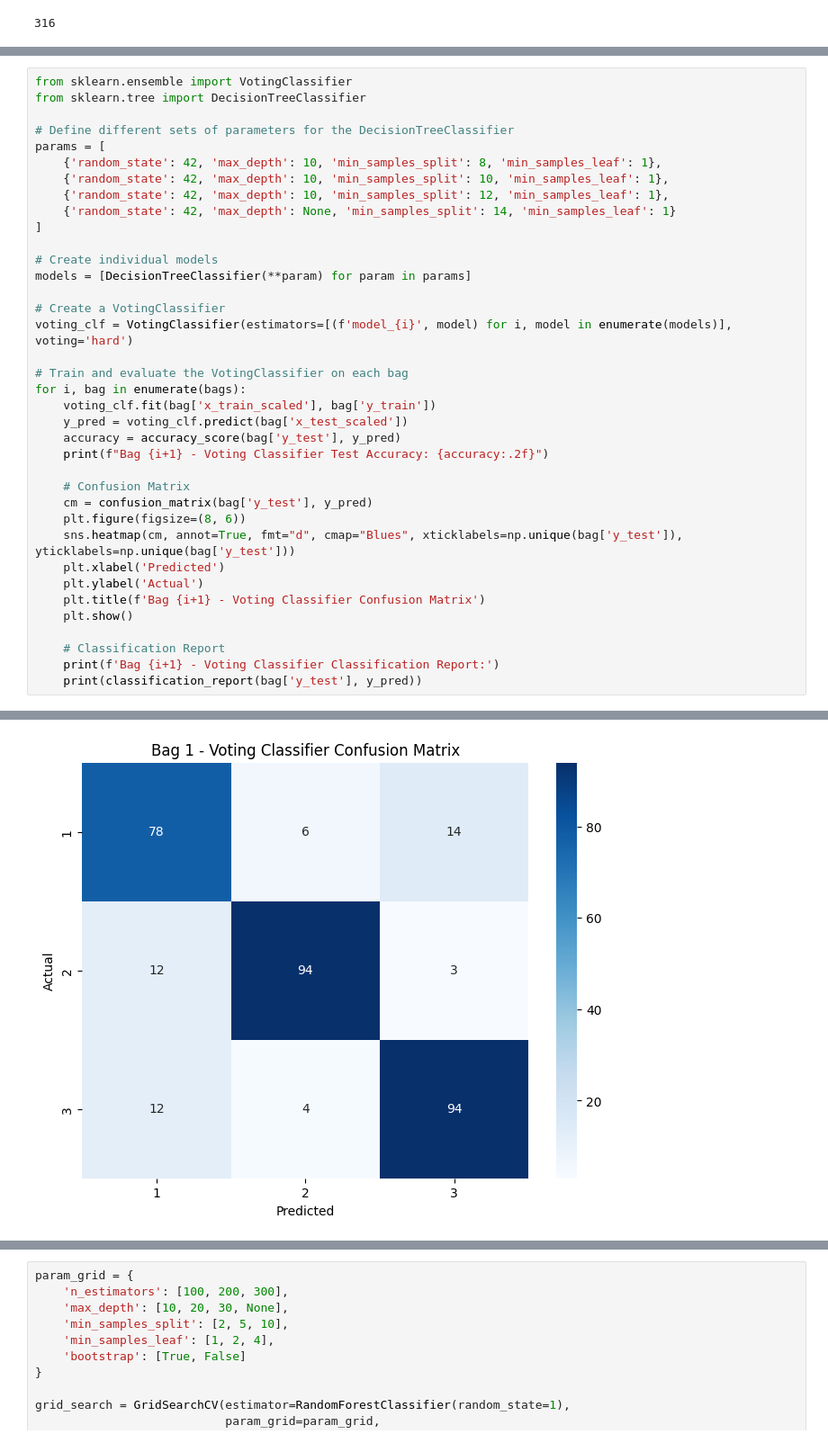
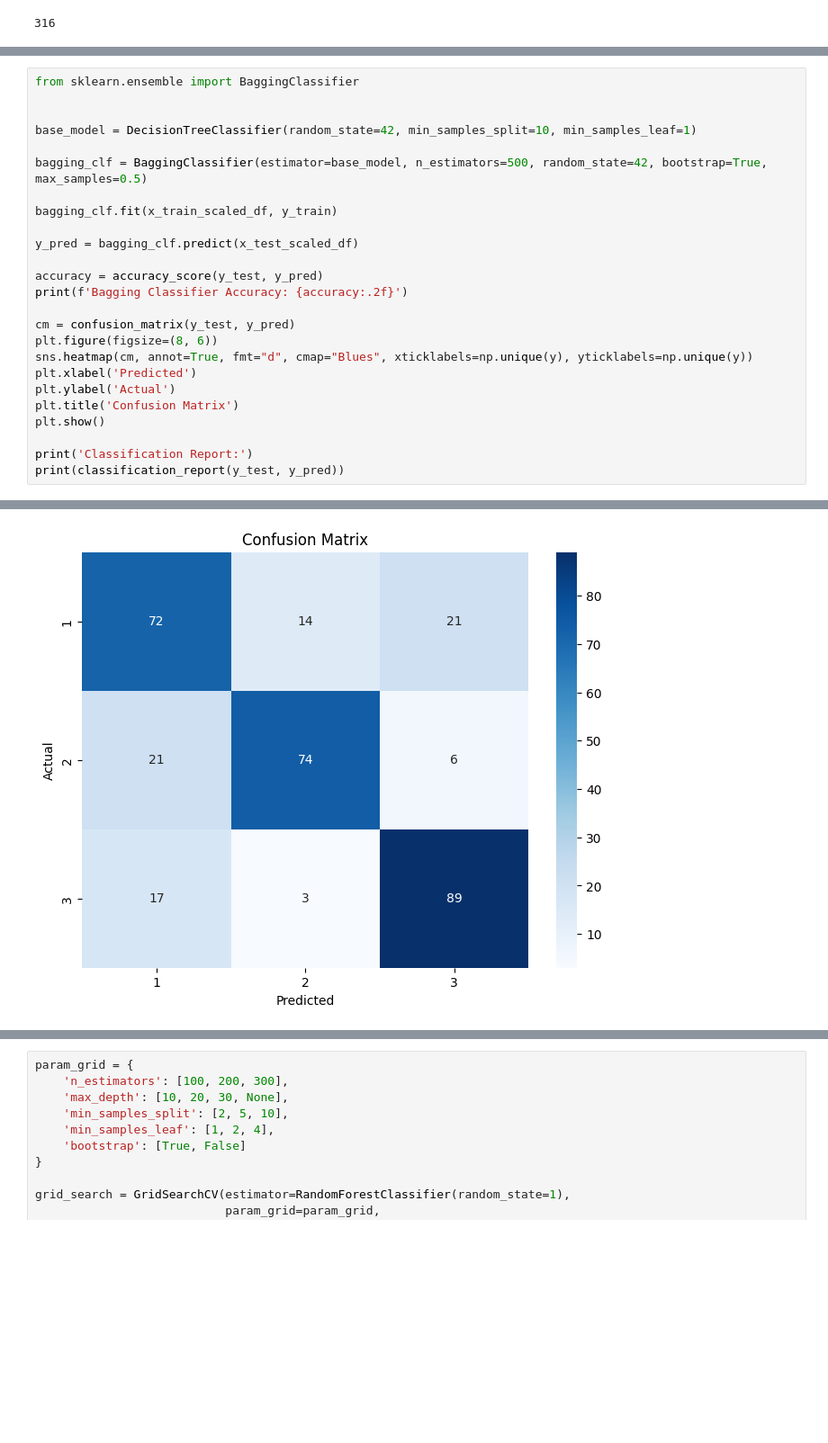
Before and after one commit to negativenagesh/Arecaverse, a Jupyter notebook: EDA/eda.ipynb, the cells around one changed output, grey strips where cells are left out. Shown at 90% size. Saved outputs shown, nothing was run; the diff lists cells and outputs as text; blank space fills up the shorter version.

Commit message:
trained and tested again

```diff
--- a/EDA/eda.ipynb
+++ b/EDA/eda.ipynb
@@ -262,38 +355,26 @@ Bag 4 - y_test shape: (317,)
 # %%
-from sklearn.ensemble import VotingClassifier
-from sklearn.tree import DecisionTreeClassifier
+from sklearn.ensemble import BaggingClassifier
 
-# Define different sets of parameters for the DecisionTreeClassifier
-params = [
-    {'random_state': 42, 'max_depth': 10, 'min_samples_split': 8, 'min_samples_leaf': 1},
-    {'random_state': 42, 'max_depth': 10, 'min_samples_split': 10, 'min_samples_leaf': 1},
-    {'random_state': 42, 'max_depth': 10, 'min_samples_split': 12, 'min_samples_leaf': 1},
-    {'random_state': 42, 'max_depth': None, 'min_samples_split': 14, 'min_samples_leaf': 1}
-]
 
-# Create individual models
-models = [DecisionTreeClassifier(**param) for param in params]
+base_model = DecisionTreeClassifier(random_state=42, min_samples_split=10, min_samples_leaf=1)
 
-# Create a VotingClassifier
-voting_clf = VotingClassifier(estimators=[(f'model_{i}', model) for i, model in enumerate(models)], voting='hard')
+bagging_clf = BaggingClassifier(estimator=base_model, n_estimators=500, random_state=42, bootstrap=True, max_samples=0.5)
 
-# Train and evaluate the VotingClassifier on each bag
-for i, bag in enumerate(bags):
-    voting_clf.fit(bag['x_train_scaled'], bag['y_train'])
-    y_pred = voting_clf.predict(bag['x_test_scaled'])
-    accuracy = accuracy_score(bag['y_test'], y_pred)
-    print(f"Bag {i+1} - Voting Classifier Test Accuracy: {accuracy:.2f}")
+bagging_clf.fit(x_train_scaled_df, y_train)
 
-    # Confusion Matrix
-    cm = confusion_matrix(bag['y_test'], y_pred)
-    plt.figure(figsize=(8, 6))
-    sns.heatmap(cm, annot=True, fmt="d", cmap="Blues", xticklabels=np.unique(bag['y_test']), yticklabels=np.unique(bag['y_test']))
-    plt.xlabel('Predicted')
-    plt.ylabel('Actual')
-    plt.title(f'Bag {i+1} - Voting Classifier Confusion Matrix')
-    plt.show()
+y_pred = bagging_clf.predict(x_test_scaled_df)
 
-    # Classification Report
-    print(f'Bag {i+1} - Voting Classifier Classification Report:')
-    print(classification_report(bag['y_test'], y_pred))
+accuracy = accuracy_score(y_test, y_pred)
+print(f'Bagging Classifier Accuracy: {accuracy:.2f}')
+
+cm = confusion_matrix(y_test, y_pred)
+plt.figure(figsize=(8, 6))
+sns.heatmap(cm, annot=True, fmt="d", cmap="Blues", xticklabels=np.unique(y), yticklabels=np.unique(y))
+plt.xlabel('Predicted')
+plt.ylabel('Actual')
+plt.title('Confusion Matrix')
+plt.show()
+
+print('Classification Report:')
+print(classification_report(y_test, y_pred))
 # %% [output]
@@ -301 +382 @@ Bag 1 - Voting Classifier Test Accuracy: 0.84
-[figure, old version]
+[figure, new version]
```
Also changed, not shown: parts of 16 cells of this notebook.
